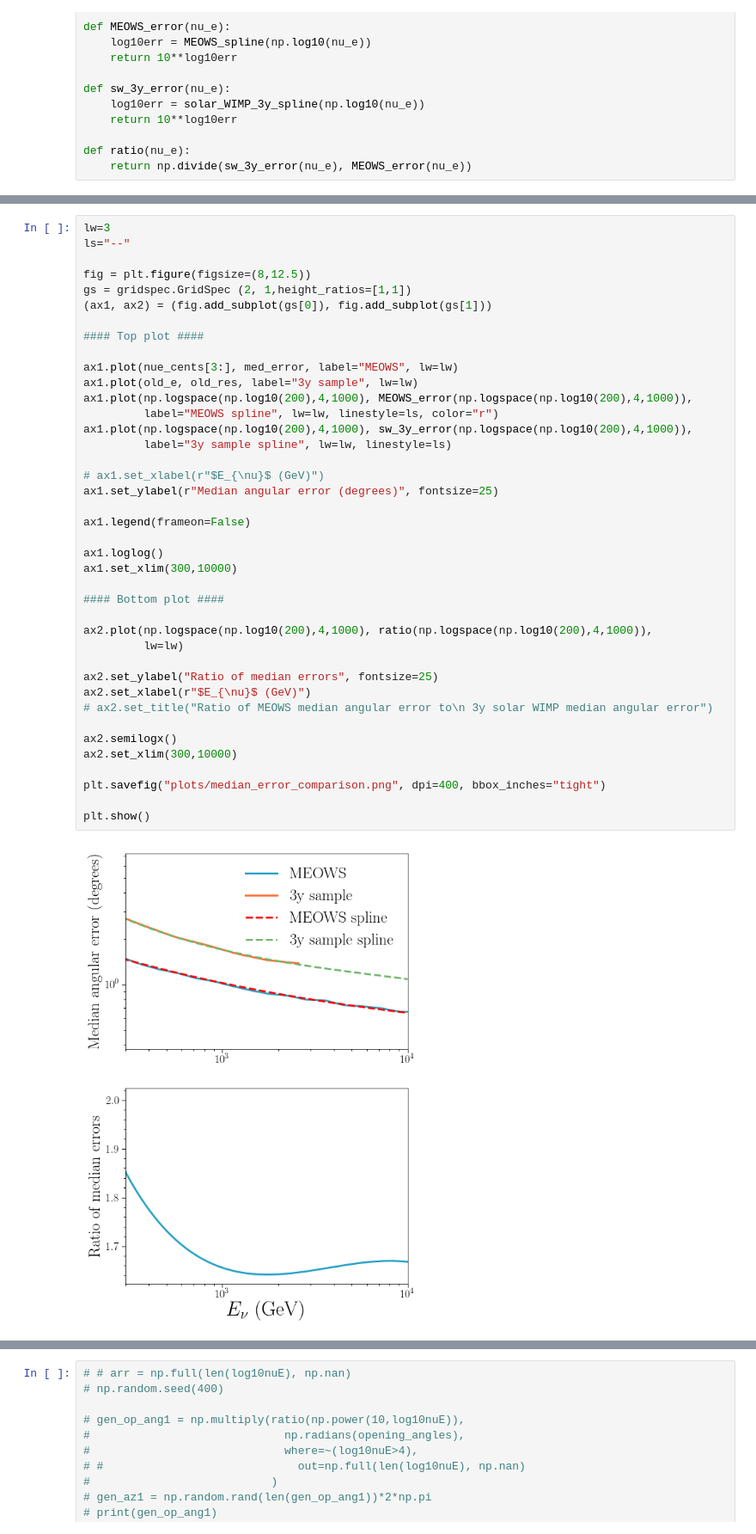
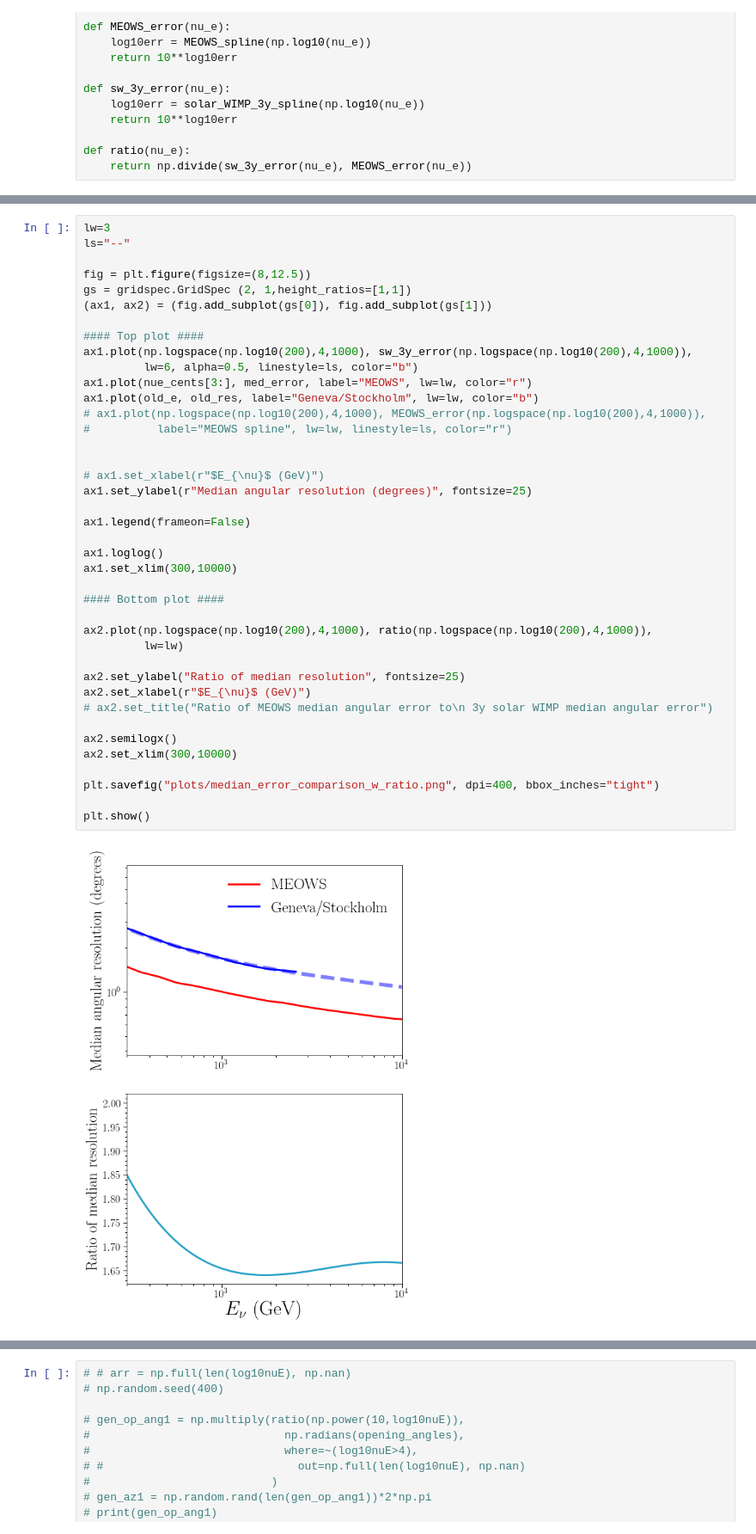
Before and after one commit to jlazar17/solar_WIMP, a Jupyter notebook: resolution_plots.ipynb, the cells around one changed output, grey strips where cells are left out. Shown at 86% size. Drawn from its saved outputs; the diff is of its cells as text.

```diff
--- a/resolution_plots.ipynb
+++ b/resolution_plots.ipynb
@@ -248,40 +607,40 @@ lw=3
 ls="--"
 
 fig = plt.figure(figsize=(8,12.5))
 gs = gridspec.GridSpec (2, 1,height_ratios=[1,1])
 (ax1, ax2) = (fig.add_subplot(gs[0]), fig.add_subplot(gs[1]))
 
 #### Top plot ####
+ax1.plot(np.logspace(np.log10(200),4,1000), sw_3y_error(np.logspace(np.log10(200),4,1000)),
+         lw=6, alpha=0.5, linestyle=ls, color="b")
+ax1.plot(nue_cents[3:], med_error, label="MEOWS", lw=lw, color="r")
+ax1.plot(old_e, old_res, label="Geneva/Stockholm", lw=lw, color="b")
+# ax1.plot(np.logspace(np.log10(200),4,1000), MEOWS_error(np.logspace(np.log10(200),4,1000)),
+#          label="MEOWS spline", lw=lw, linestyle=ls, color="r")
 
-ax1.plot(nue_cents[3:], med_error, label="MEOWS", lw=lw)
-ax1.plot(old_e, old_res, label="3y sample", lw=lw)
-ax1.plot(np.logspace(np.log10(200),4,1000), MEOWS_error(np.logspace(np.log10(200),4,1000)),
-         label="MEOWS spline", lw=lw, linestyle=ls, color="r")
-ax1.plot(np.logspace(np.log10(200),4,1000), sw_3y_error(np.logspace(np.log10(200),4,1000)),
-         label="3y sample spline", lw=lw, linestyle=ls)
 
 # ax1.set_xlabel(r"$E_{\nu}$ (GeV)")
-ax1.set_ylabel(r"Median angular error (degrees)", fontsize=25)
+ax1.set_ylabel(r"Median angular resolution (degrees)", fontsize=25)
 
 ax1.legend(frameon=False)
 
 ax1.loglog()
 ax1.set_xlim(300,10000)
 
 #### Bottom plot ####
 
 ax2.plot(np.logspace(np.log10(200),4,1000), ratio(np.logspace(np.log10(200),4,1000)),
          lw=lw)
 
-ax2.set_ylabel("Ratio of median errors", fontsize=25)
+ax2.set_ylabel("Ratio of median resolution", fontsize=25)
 ax2.set_xlabel(r"$E_{\nu}$ (GeV)")
 # ax2.set_title("Ratio of MEOWS median angular error to\n 3y solar WIMP median angular error")
 
 ax2.semilogx()
 ax2.set_xlim(300,10000)
 
-plt.savefig("plots/median_error_comparison.png", dpi=400, bbox_inches="tight")
+plt.savefig("plots/median_error_comparison_w_ratio.png", dpi=400, bbox_inches="tight")
 
 plt.show()
 # %% [output]
-[figure, old version]
+[figure, new version]
```
Also changed, not shown: parts of 37 cells of this notebook, 23 other files.
